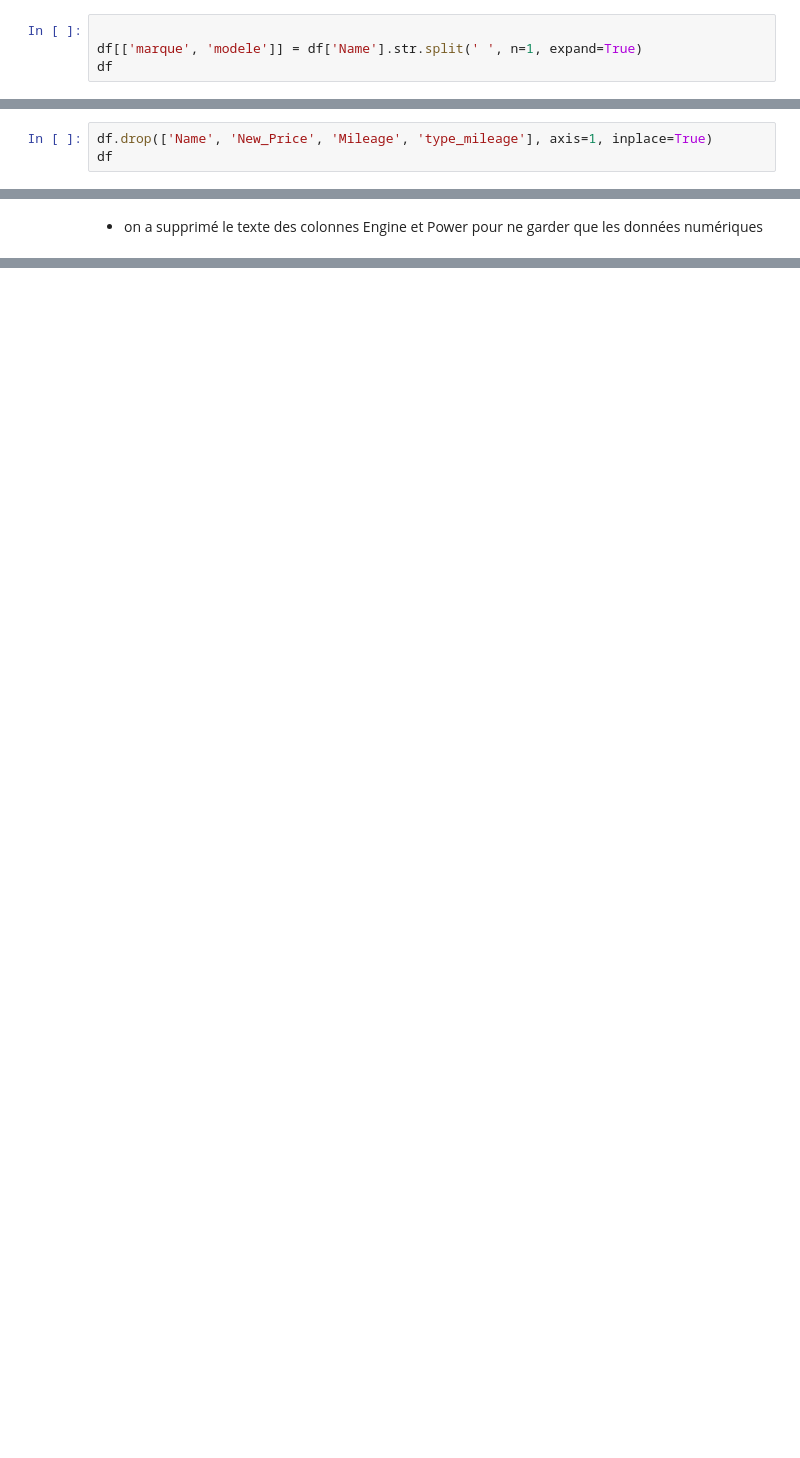
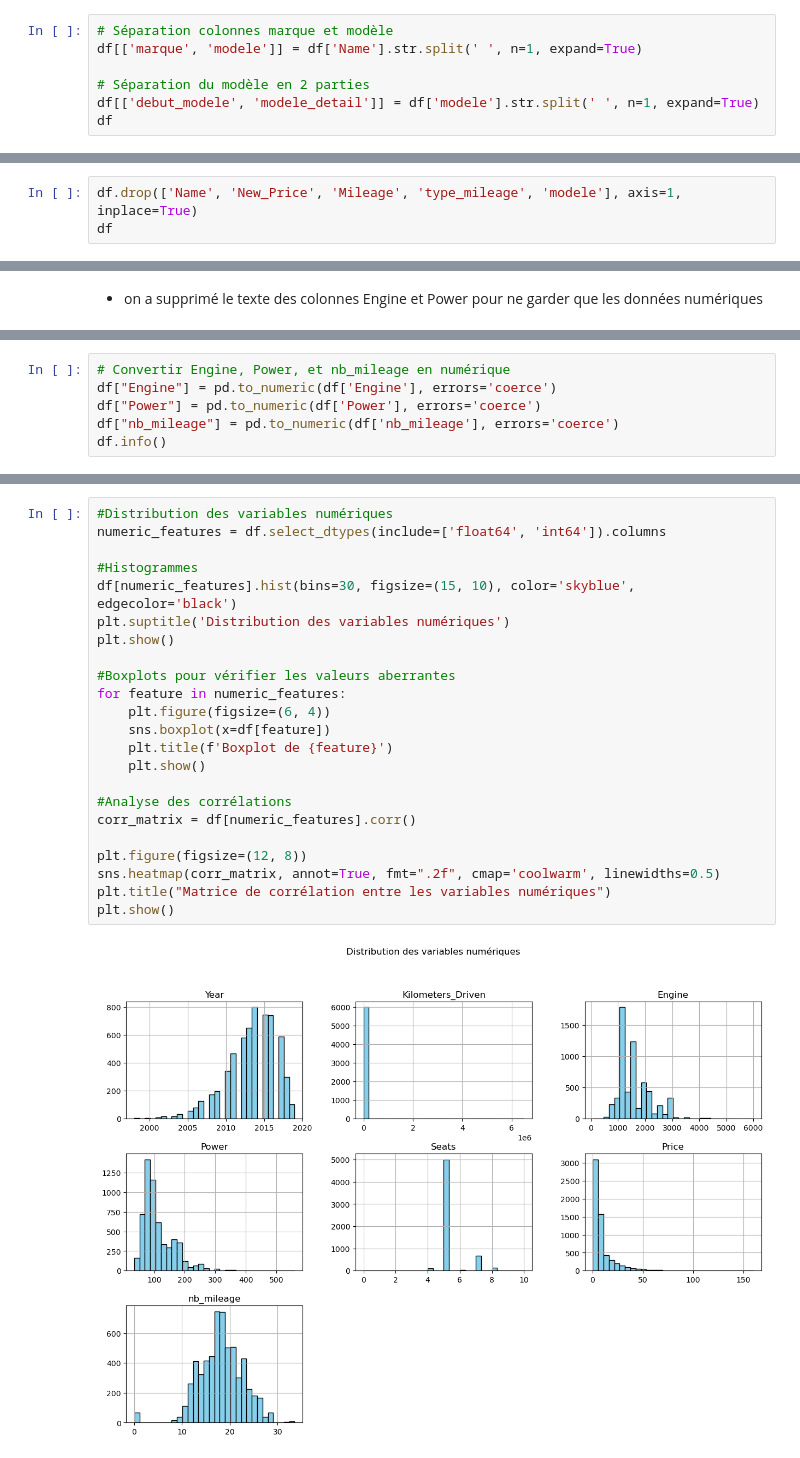
Before and after one commit to medjbeuryacine/Projet-Regression-, a Jupyter notebook: EDA Leti.ipynb, the cells around one changed output, grey strips where cells are left out. Cells and saved outputs as stored; diff of their text form; blank space fills up the shorter version.

```diff
--- a/EDA Leti.ipynb
+++ b/EDA Leti.ipynb
@@ -224,8 +285,11 @@ Doublons :  5576
 | 6018 | Chevrolet Beat Diesel | Hyderabad | 2011 | 47000 | Diesel | Manual | First | 25.44 kmpl | 936 CC | ... |
 6019 rows × 15 columns
 # %%
+# Séparation colonnes marque et modèle
+df[['marque', 'modele']] = df['Name'].str.split(' ', n=1, expand=True)
 
-df[['marque', 'modele']] = df['Name'].str.split(' ', n=1, expand=True)
+# Séparation du modèle en 2 parties
+df[['debut_modele', 'modele_detail']] = df['modele'].str.split(' ', n=1, expand=True)
 df
 # %% [output]
 |  | Name | Location | Year | Kilometers_Driven | Fuel_Type | Transmission | Owner_Type | Mileage | Engine | ... |
@@ -374,7 +457,7 @@ dftest[dftest['Fuel_Type'] == 'Electric']
 # %% [markdown]
 - il n'y a pas de lignes de test de véhicule de type electric. Ce qui nous conforte dans notre choix.
 # %%
-df.drop(['Name', 'New_Price', 'Mileage', 'type_mileage'], axis=1, inplace=True)
+df.drop(['Name', 'New_Price', 'Mileage', 'type_mileage', 'modele'], axis=1, inplace=True)
 df
 # %% [output]
 |  | Location | Year | Kilometers_Driven | Fuel_Type | Transmission | Owner_Type | Engine | Power | Seats | ... |
@@ -439,0 +522,6 @@ memory usage: 611.4+ KB
+# %%
+# Convertir Engine, Power, et nb_mileage en numérique
+df["Engine"] = pd.to_numeric(df['Engine'], errors='coerce')
+df["Power"] = pd.to_numeric(df['Power'], errors='coerce')
+df["nb_mileage"] = pd.to_numeric(df['nb_mileage'], errors='coerce')
+df.info()
@@ -439,0 +548,25 @@ memory usage: 611.4+ KB
+# %%
+#Distribution des variables numériques
+numeric_features = df.select_dtypes(include=['float64', 'int64']).columns
+
+#Histogrammes
+df[numeric_features].hist(bins=30, figsize=(15, 10), color='skyblue', edgecolor='black')
+plt.suptitle('Distribution des variables numériques')
+plt.show()
+
+#Boxplots pour vérifier les valeurs aberrantes
+for feature in numeric_features:
+    plt.figure(figsize=(6, 4))
+    sns.boxplot(x=df[feature])
+    plt.title(f'Boxplot de {feature}')
+    plt.show()
+
+#Analyse des corrélations
+corr_matrix = df[numeric_features].corr()
+
+plt.figure(figsize=(12, 8))
+sns.heatmap(corr_matrix, annot=True, fmt=".2f", cmap='coolwarm', linewidths=0.5)
+plt.title("Matrice de corrélation entre les variables numériques")
+plt.show()
+# %% [output]
+[figure, added]
```
Also changed, not shown: parts of 25 cells of this notebook.
